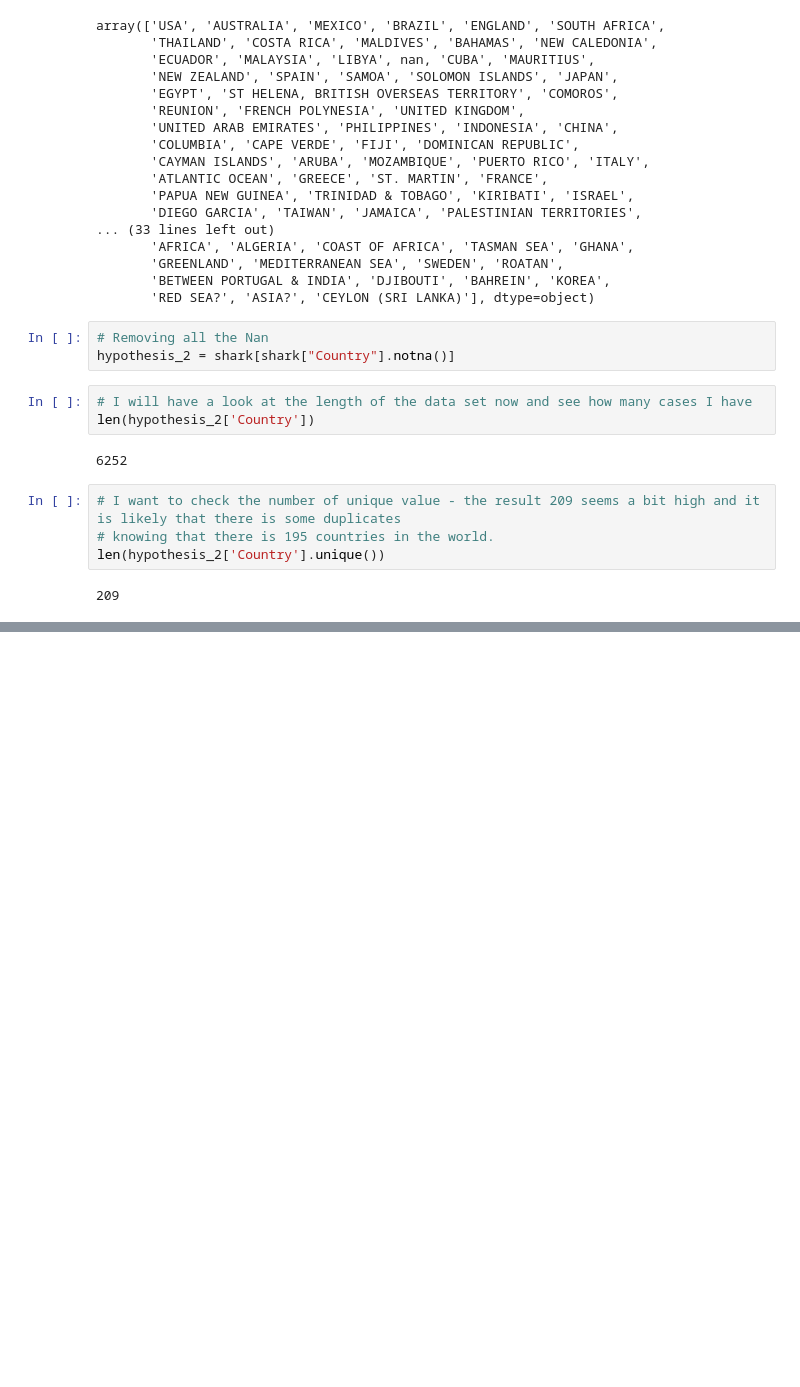
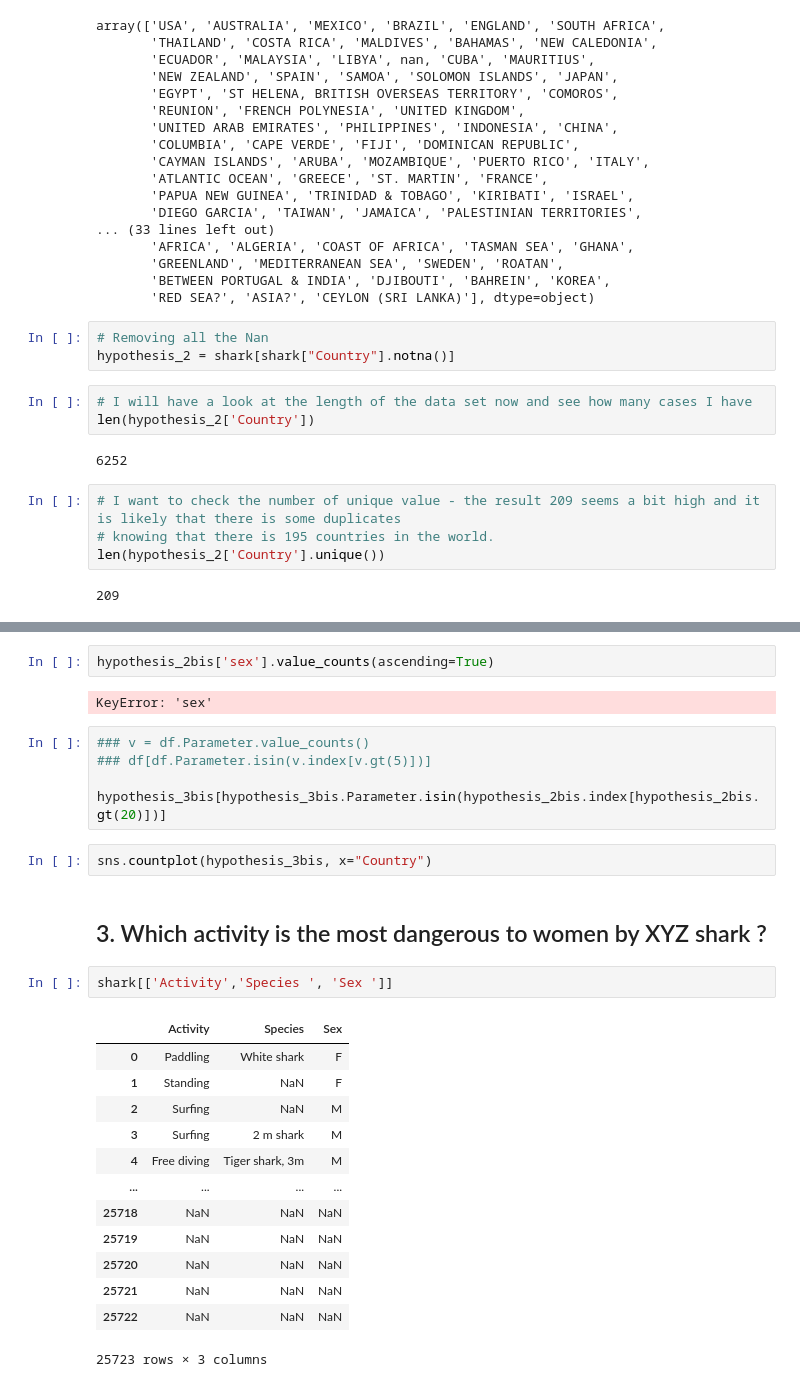
Before and after one commit to RaphHer/Project_1_Pandas, a Jupyter notebook: src/First Project Pandas .ipynb, the cells around one changed output, grey strips where cells are left out. Saved outputs shown, nothing was run; the diff lists cells and outputs as text; blank space fills up the shorter version.

```diff
--- a/src/First Project Pandas .ipynb
+++ b/src/First Project Pandas .ipynb
@@ -332,0 +419,29 @@ on va prendre les endroits avec uniquement plus de 30 cas
+# %%
+hypothesis_2bis['sex'].value_counts(ascending=True)
+# %% [output]
+KeyError: 'sex'
+# %%
+### v = df.Parameter.value_counts()
+### df[df.Parameter.isin(v.index[v.gt(5)])]
+
+hypothesis_3bis[hypothesis_3bis.Parameter.isin(hypothesis_2bis.index[hypothesis_2bis.gt(20)])]
+# %%
+sns.countplot(hypothesis_3bis, x="Country")
+# %% [markdown]
+## 3. Which activity is the most dangerous to women by XYZ shark ?
+# %%
+shark[['Activity','Species ', 'Sex ']]
+# %% [output]
+|  | Activity | Species | Sex |
+| 0 | Paddling | White shark | F |
+| 1 | Standing | NaN | F |
+| 2 | Surfing | NaN | M |
+| 3 | Surfing | 2 m shark | M |
+| 4 | Free diving | Tiger shark, 3m | M |
+| ... | ... | ... | ... |
+| 25718 | NaN | NaN | NaN |
+| 25719 | NaN | NaN | NaN |
+| 25720 | NaN | NaN | NaN |
+| 25721 | NaN | NaN | NaN |
+| 25722 | NaN | NaN | NaN |
+25723 rows × 3 columns
```
Also changed, not shown: parts of 21 cells of this notebook.
